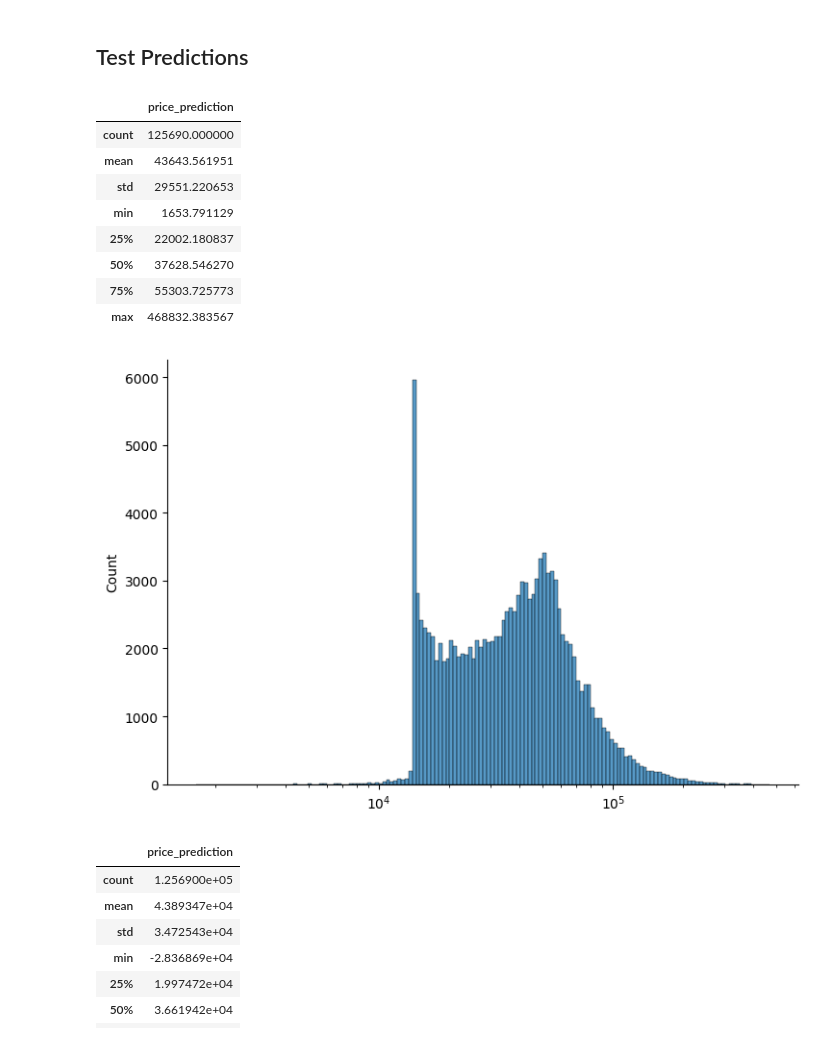
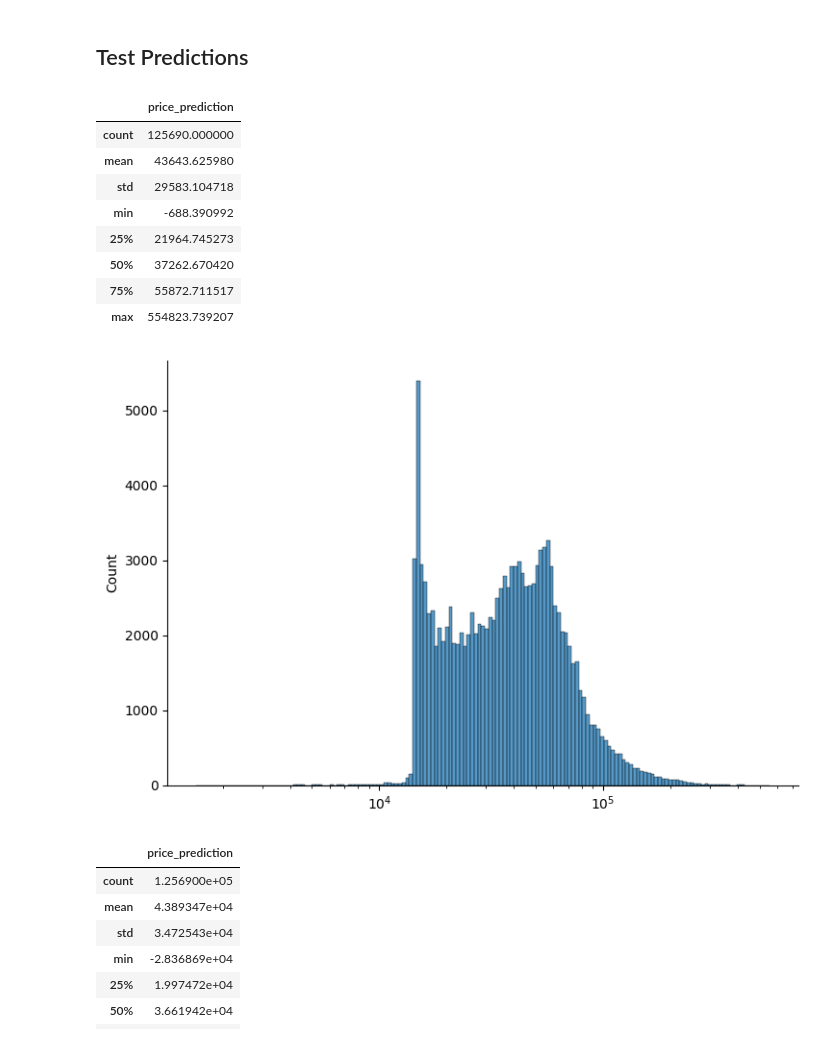
Before and after one commit to stephanie-yz/Kaggle_PG4.09_UsedCar, a Jupyter notebook: 03_Modelling.ipynb, the cells around one changed output. Saved outputs shown, nothing was run; the diff lists cells and outputs as text; code cells hidden in the pictures.

Commit message:
Rerun lgbm with imputed data

```diff
--- a/03_Modelling.ipynb
+++ b/03_Modelling.ipynb
@@ -140,23 +140,23 @@ submission['price'] = 0
 # %%
 ## lgbm prediction
 y_testpred_lgbm = lgbm.predict(x_test)
 submission['price'] = y_testpred_lgbm
-submission.to_csv('02_Submissions/test_pred_lgbm_v1.csv', index=False)
+submission.to_csv('02_Submissions/test_pred_lgbm_v2.csv', index=False)
 
 ## check prediction distribution
 sns.displot(y_testpred_lgbm, aspect=1.5, log_scale=True)
 pd.DataFrame({'price_prediction':y_testpred_lgbm}).describe()
 # %% [output]
 |  | price_prediction |
 | count | 125690.000000 |
-| mean | 43643.561951 |
-| std | 29551.220653 |
-| min | 1653.791129 |
-| 25% | 22002.180837 |
-| 50% | 37628.546270 |
-| 75% | 55303.725773 |
-| max | 468832.383567 |
+| mean | 43643.625980 |
+| std | 29583.104718 |
+| min | -688.390992 |
+| 25% | 21964.745273 |
+| 50% | 37262.670420 |
+| 75% | 55872.711517 |
+| max | 554823.739207 |
-[figure, old version]
+[figure, new version]
 # %%
 ## catb prediction
 y_testpred_catb = catb.predict(x_test)
```
Also changed, not shown: parts of 2 cells of this notebook, 1 other file.
